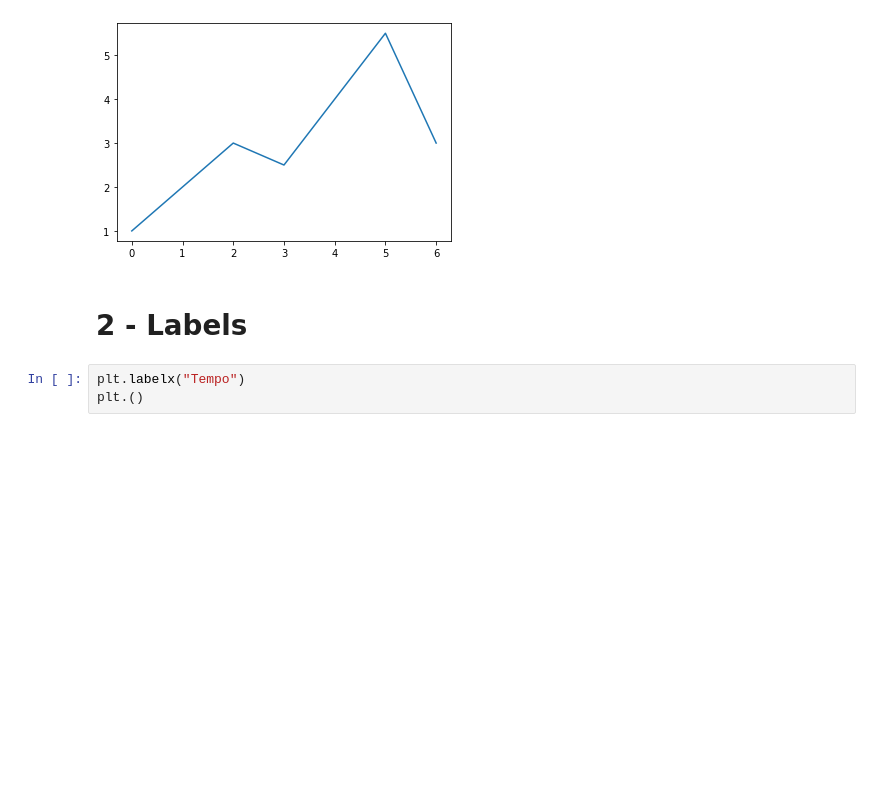
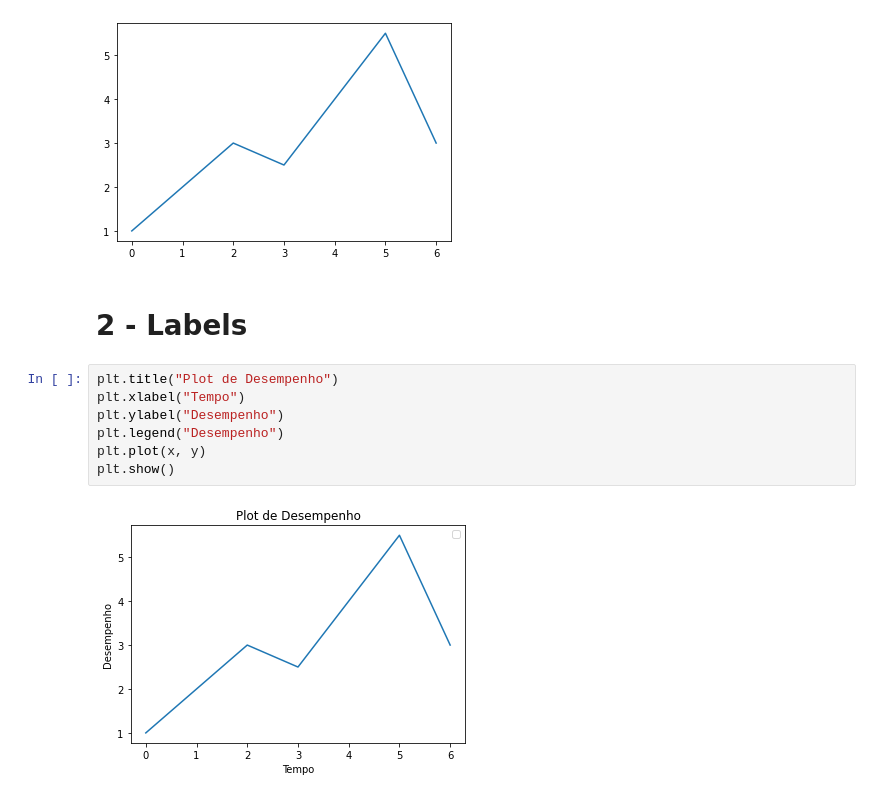
Before and after one commit to GGoes01/Alura_Python, a Jupyter notebook: PY_00 - Plotagem Basica.ipynb, the cells around one changed output. Cells and saved outputs as stored; diff of their text form; blank space fills up the shorter version.

Commit message:
Ajustando a estetica do plot

```diff
--- a/PY_00 - Plotagem Basica.ipynb
+++ b/PY_00 - Plotagem Basica.ipynb
@@ -10,8 +10,14 @@ plt.plot(x, y)
 plt.show()
 # %% [output]
 [figure]
-# %% [markdown]
-# 2 - Labels
-# %%
-plt.labelx("Tempo")
-plt.()
+# %% [markdown]
+# 2 - Labels
+# %%
+plt.title("Plot de Desempenho")
+plt.xlabel("Tempo")
+plt.ylabel("Desempenho")
+plt.legend("Desempenho")
+plt.plot(x, y)
+plt.show()
+# %% [output]
+[figure, added]
```
Also changed, not shown: parts of 4 cells of this notebook.
